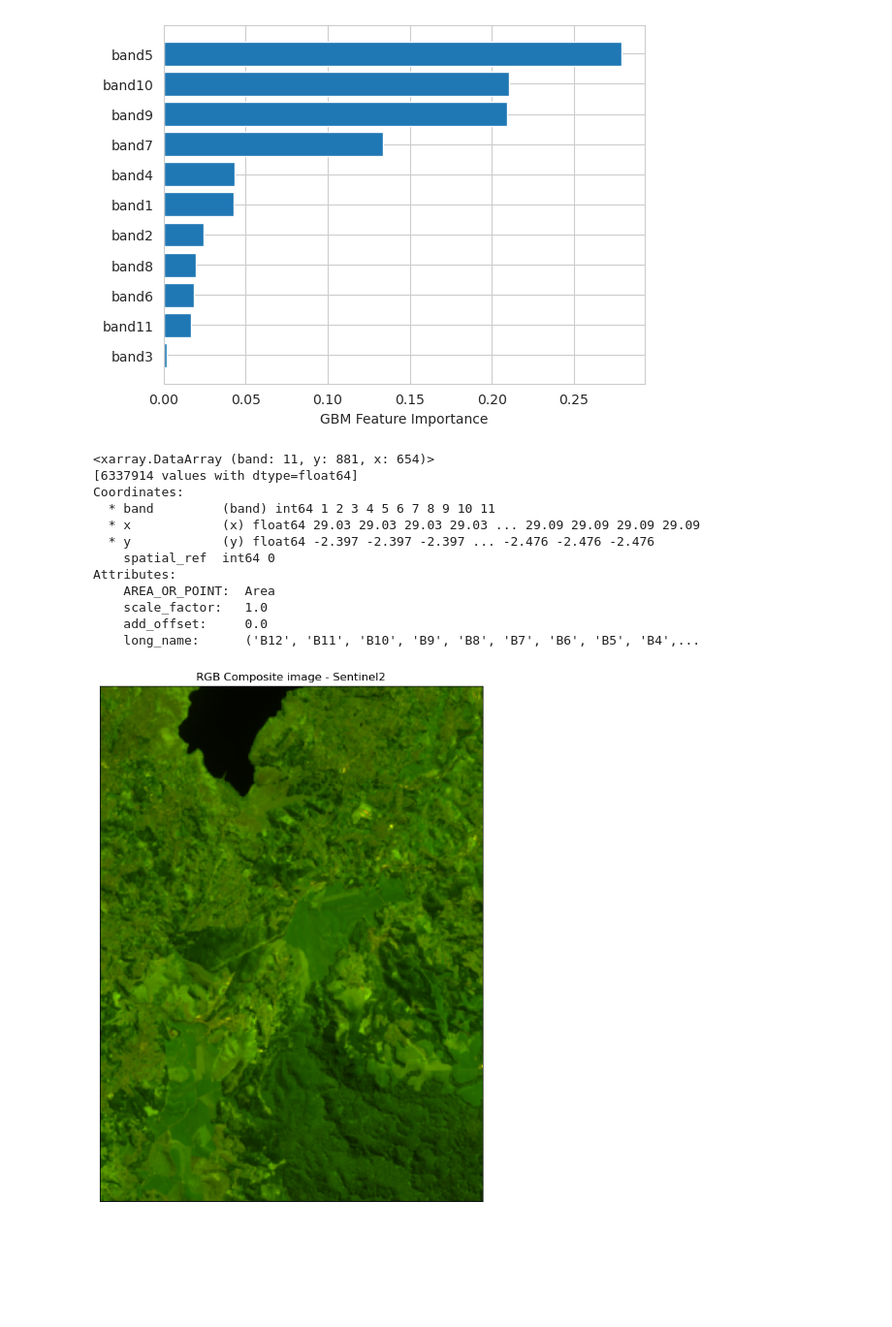
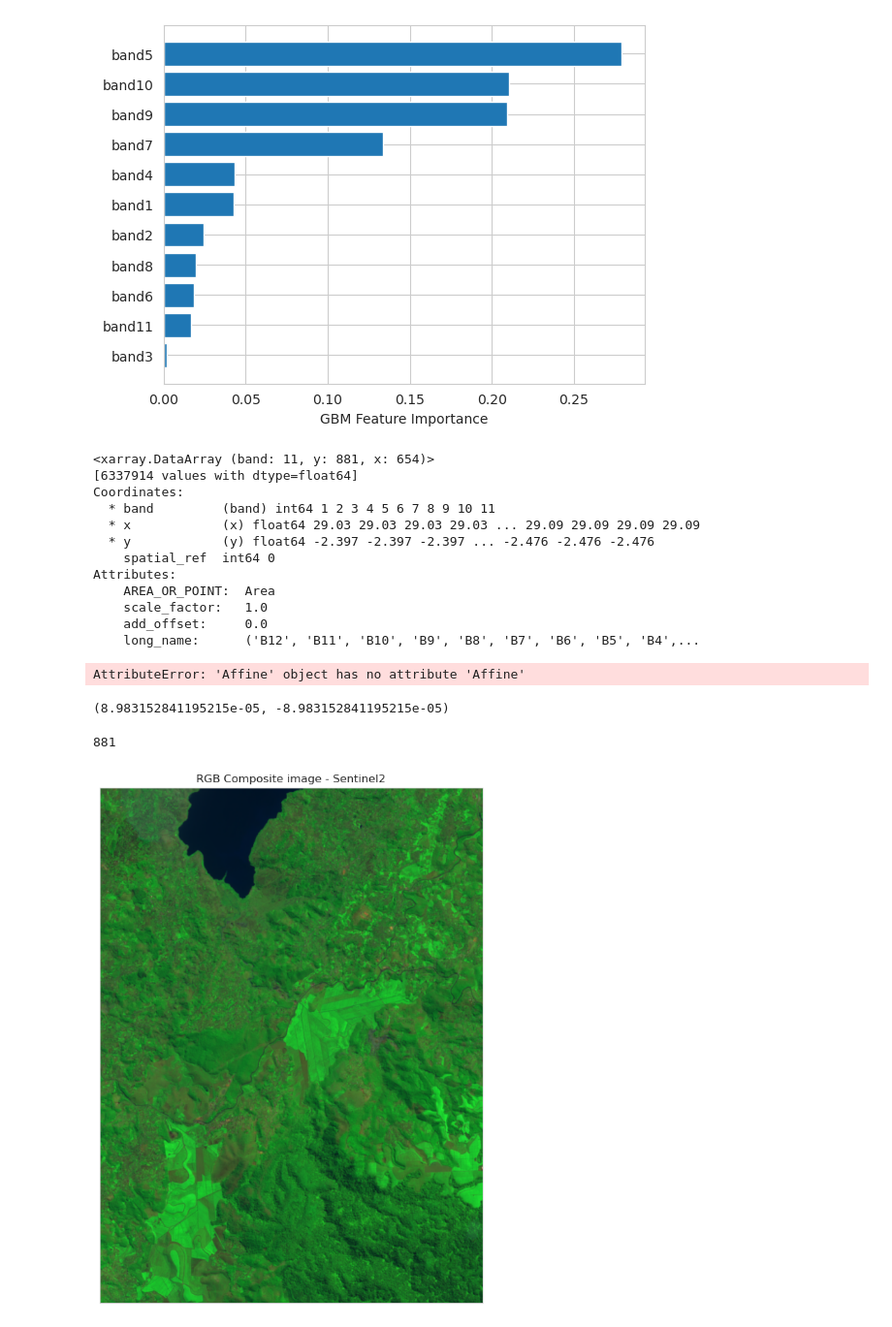
Before and after one commit to BBenyamini/pestsens, a Jupyter notebook: 3_code/4_building_class_model.ipynb, the cells around one changed output. Shown at 97% size. Cells and saved outputs as stored; diff of their text form; code cells hidden in the pictures; blank space fills up the shorter version.

```diff
--- a/3_code/4_building_class_model.ipynb
+++ b/3_code/4_building_class_model.ipynb
@@ -357,27 +437,38 @@ plt.xlabel("GBM Feature Importance");
 # %% [output]
 [figure]
 # %%
-df_shp=gpd.read_file('/home/drdc/Documents/repos/pestsens/1_orginal/rwanda_points.shp')
+#df_shp=gpd.read_file('/home/drdc/Documents/repos/pestsens/1_orginal/rwanda_points.shp')
 df_im=rxr.open_rasterio('/home/drdc/Documents/repos/pestsens/1_orginal/S2_srw.tif', masked=True).squeeze()
+df_im
+# %% [output]
+<xarray.DataArray (band: 11, y: 881, x: 654)>
+[6337914 values with dtype=float64]
+Coordinates:
+  * band         (band) int64 1 2 3 4 5 6 7 8 9 10 11
+  * x            (x) float64 29.03 29.03 29.03 29.03 ... 29.09 29.09 29.09 29.09
+  * y            (y) float64 -2.397 -2.397 -2.397 ... -2.476 -2.476 -2.476
+    spatial_ref  int64 0
+Attributes:
+    AREA_OR_POINT:  Area
+    scale_factor:   1.0
+    add_offset:     0.0
+    long_name:      ('B12', 'B11', 'B10', 'B9', 'B8', 'B7', 'B6', 'B5', 'B4',...
+# %%
+src.transform.Affine()
+# %% [output]
+AttributeError: 'Affine' object has no attribute 'Affine'
 # %%
-df_im
+df_im.rio.resolution()
 # %% [output]
-<xarray.DataArray (band: 11, y: 881, x: 654)>
-[6337914 values with dtype=float64]
-Coordinates:
-  * band         (band) int64 1 2 3 4 5 6 7 8 9 10 11
-  * x            (x) float64 29.03 29.03 29.03 29.03 ... 29.09 29.09 29.09 29.09
-  * y            (y) float64 -2.397 -2.397 -2.397 ... -2.476 -2.476 -2.476
-    spatial_ref  int64 0
-Attributes:
-    AREA_OR_POINT:  Area
-    scale_factor:   1.0
-    add_offset:     0.0
-    long_name:      ('B12', 'B11', 'B10', 'B9', 'B8', 'B7', 'B6', 'B5', 'B4',...
+(8.983152841195215e-05, -8.983152841195215e-05)
+# %%
+src.height
+# %% [output]
+881
 # %%
 ep.plot_rgb(df_im.values,
-            rgb=[0,1,2],
+            rgb=[0,4,9],
             title="RGB Composite image - Sentinel2")
 plt.show()
 # %% [output]
-[figure, old version]
+[figure, new version]
```
Also changed, not shown: parts of 59 cells of this notebook, 3 other files.
